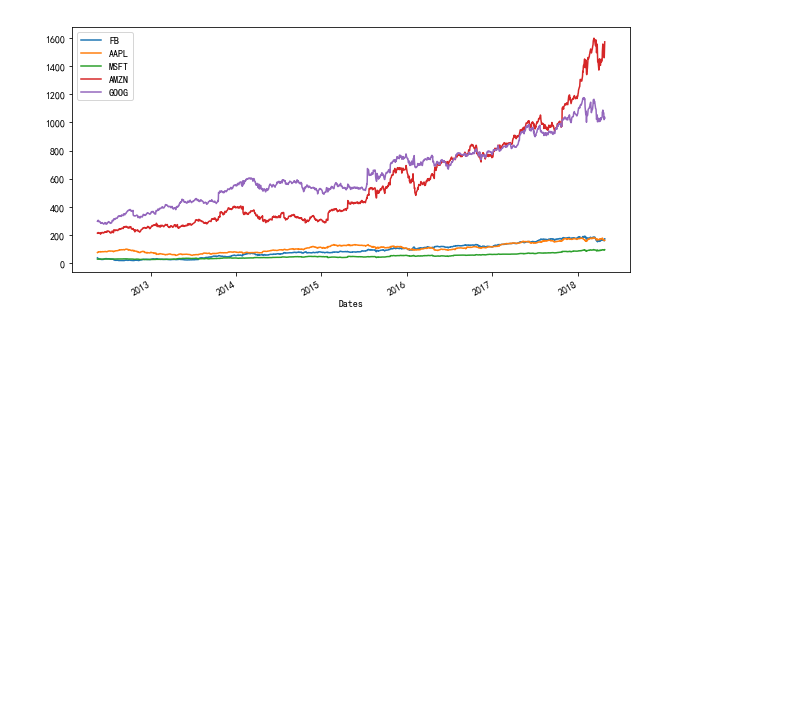
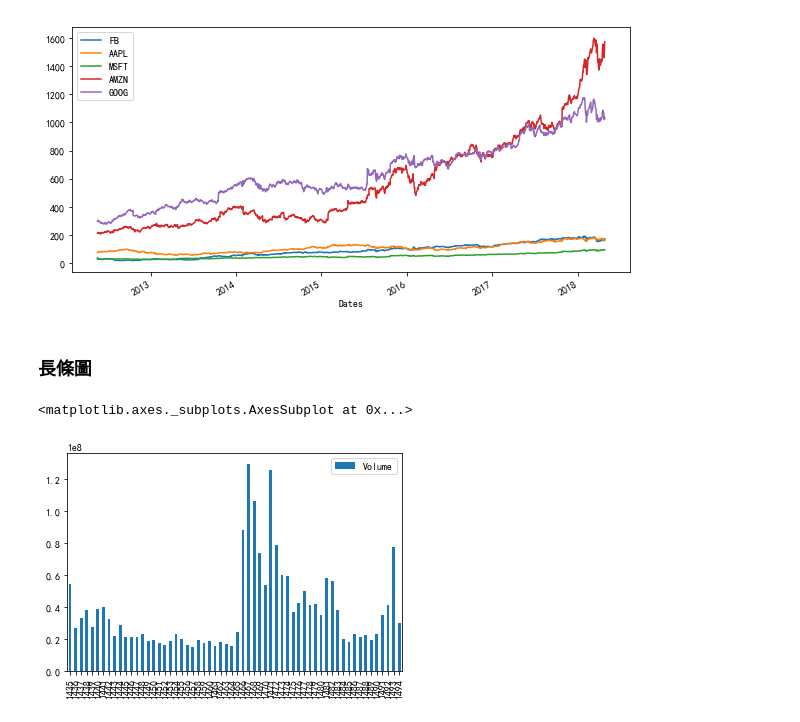
Before and after one commit to ywchiu/tibamepy, a Jupyter notebook: Demo20180428.ipynb, the cells around one changed output. Cells and saved outputs as stored; diff of their text form; code cells hidden in the pictures; blank space fills up the shorter version.

```diff
--- a/Demo20180428.ipynb
+++ b/Demo20180428.ipynb
@@ -594,3 +605,10 @@ m3.plot(x = 'Dates', y= ['FB', 'AAPL','MSFT', 'AMZN', 'GOOG'], kind = 'line', fi
 # %% [output]
 <matplotlib.axes._subplots.AxesSubplot at 0x...>
 [figure]
+# %% [markdown]
+### 長條圖
+# %%
+FB.loc[FB['Dates'] >= '2018-02-01',['Volume']].plot(kind='bar')
+# %% [output]
+<matplotlib.axes._subplots.AxesSubplot at 0x...>
+[figure, added]
```
Also changed, not shown: parts of 23 cells of this notebook.
